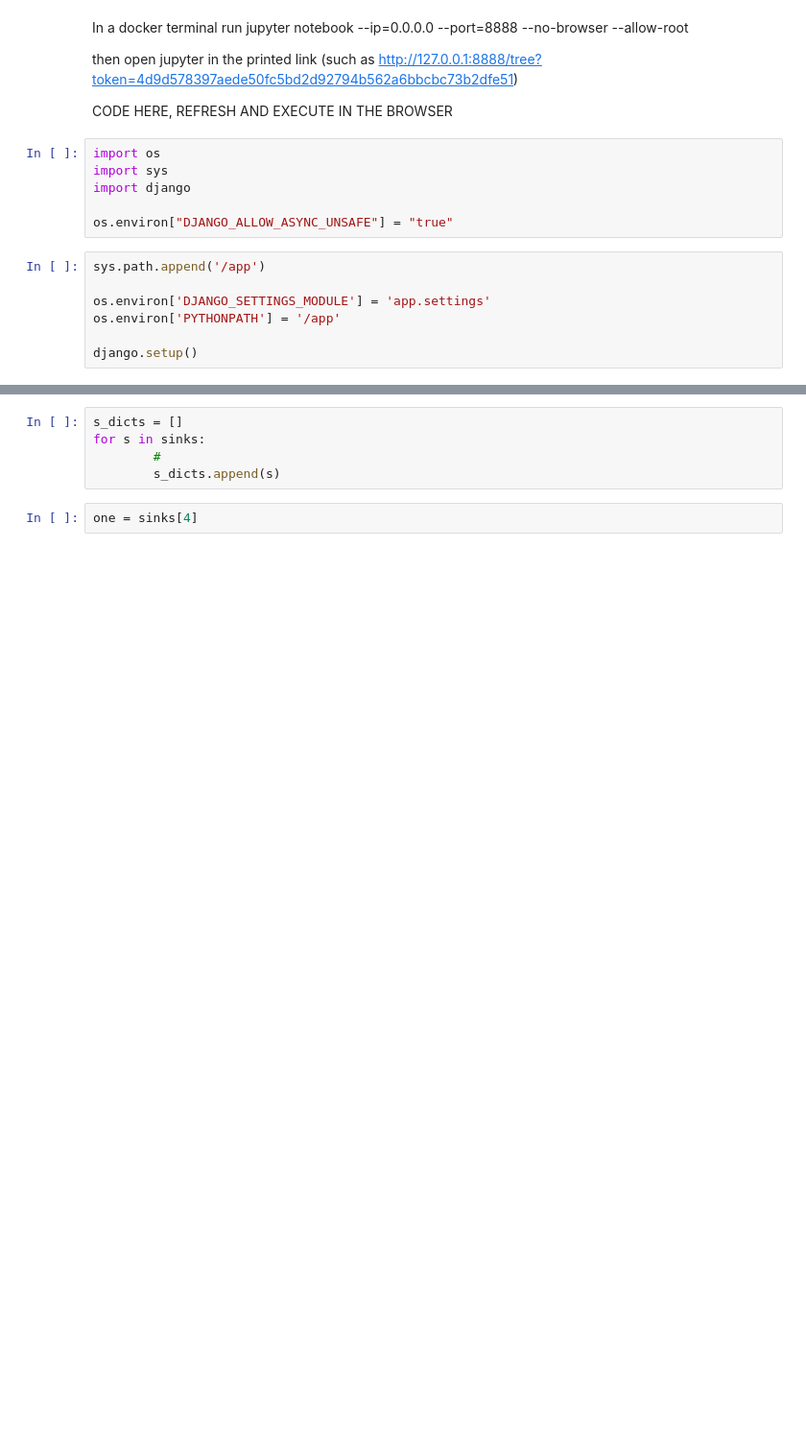
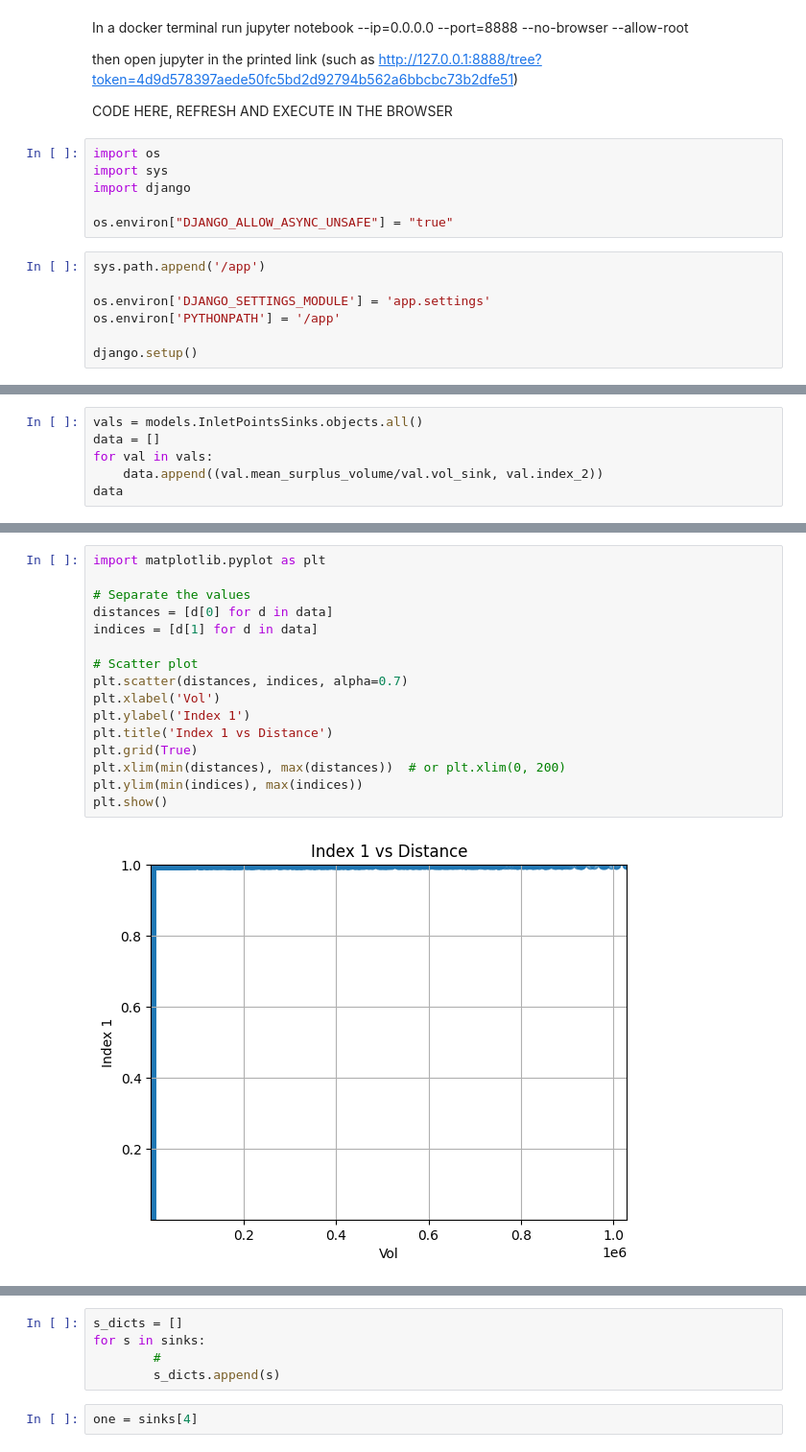
Before and after one commit to Coljak/Spreewasser-N, a Jupyter notebook: app/toolbox/toolbox_nb.ipynb, the cells around one changed output, grey strips where cells are left out. Shown at 96% size. Drawn from its saved outputs; the diff is of its cells as text; blank space fills up the shorter version.

```diff
--- a/app/toolbox/toolbox_nb.ipynb
+++ b/app/toolbox/toolbox_nb.ipynb
@@ -23,0 +25,6 @@ from django.forms.models import model_to_dict
+# %%
+vals = models.InletPointsSinks.objects.all()
+data = []
+for val in vals:
+    data.append((val.mean_surplus_volume/val.vol_sink, val.index_2))
+data
@@ -23,0 +49,18 @@ from django.forms.models import model_to_dict
+# %%
+import matplotlib.pyplot as plt
+
+# Separate the values
+distances = [d[0] for d in data]
+indices = [d[1] for d in data]
+
+# Scatter plot
+plt.scatter(distances, indices, alpha=0.7)
+plt.xlabel('Vol')
+plt.ylabel('Index 1')
+plt.title('Index 1 vs Distance')
+plt.grid(True)
+plt.xlim(min(distances), max(distances))  # or plt.xlim(0, 200)
+plt.ylim(min(indices), max(indices))
+plt.show()
+# %% [output]
+[figure, added]
```
Also changed, not shown: parts of 25 cells of this notebook, 14 other files.
